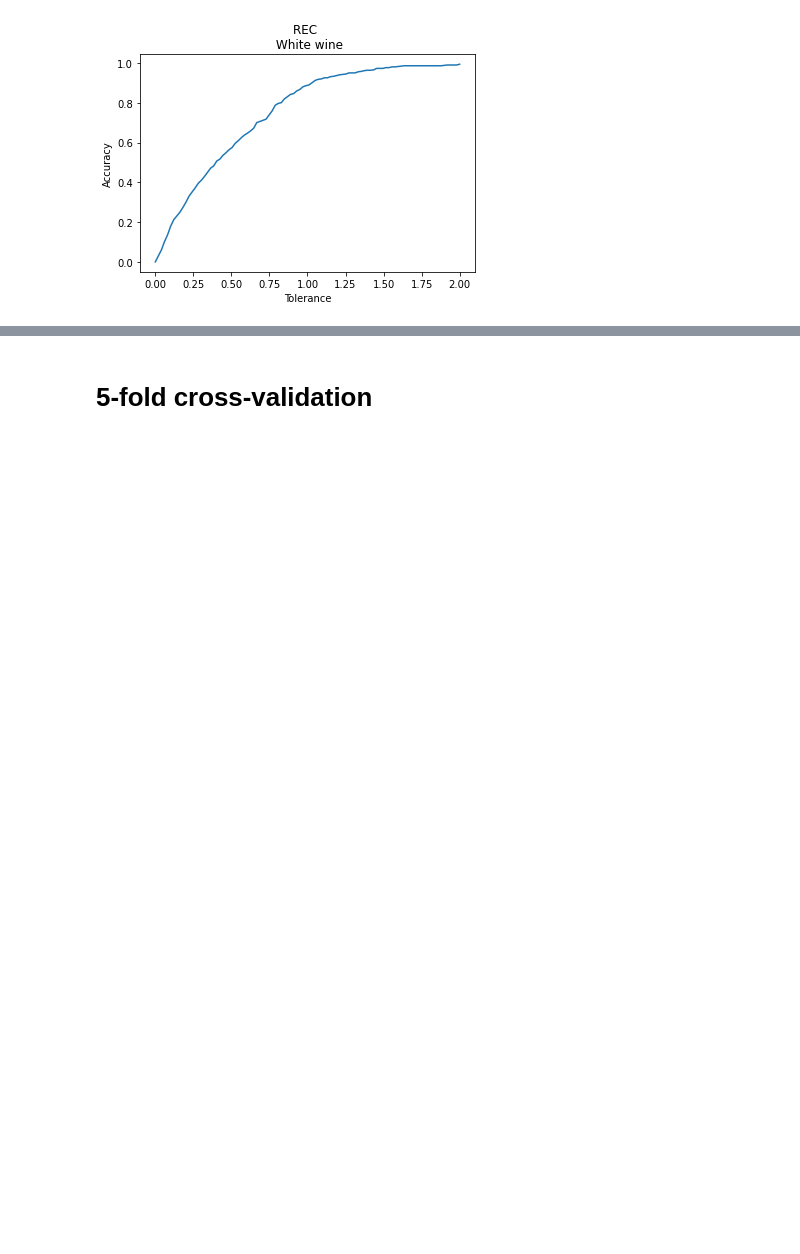
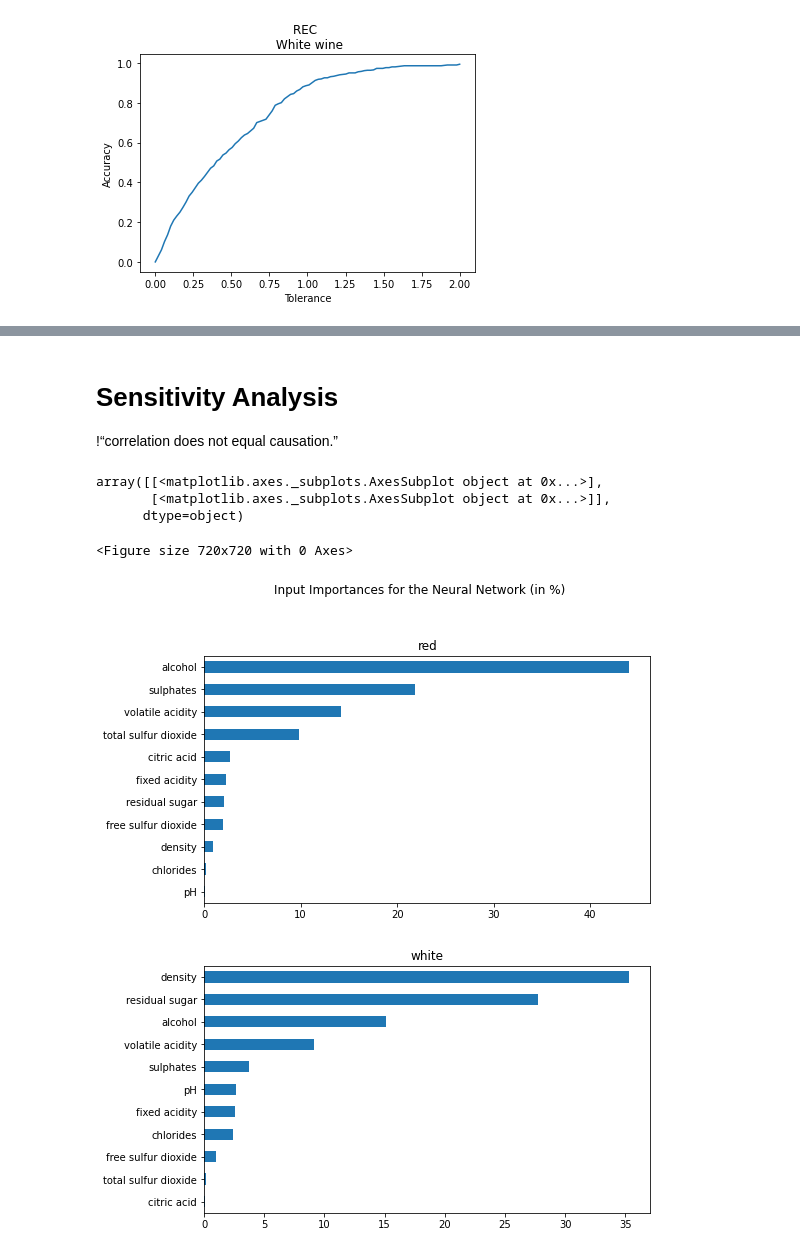
Before and after one commit to JMGilbert/STAT4241-Final-Project, a Jupyter notebook: 5241NN.ipynb, the cells around one changed output, grey strips where cells are left out. Saved outputs shown, nothing was run; the diff lists cells and outputs as text; code cells hidden in the pictures; blank space fills up the shorter version.

```diff
--- a/5241NN.ipynb
+++ b/5241NN.ipynb
@@ -67,0 +73,3 @@ def TO_TORCH(m):
+# %%
+predictors_name=list(red.columns)[:-1]
+predictors_name
@@ -321,2 +368,40 @@ Text(0.5, 1.0, 'REC \n White wine')
-# %% [markdown]
-# 5-fold cross-validation
+# %% [markdown]
+#  Sensitivity Analysis
+!“correlation does not equal causation.”
+# %%
+p=X_TRAIN_red.shape[1] #11
+# %%
+def Sensitivity_Analysis(MODEL,a,L=6):
+    #a: indicator of the predictor, a=0,1,2,...10(p-1)
+    MODEL.eval()
+    Analysis_X=torch.zeros((L,p))
+    Analysis_X[:,(a)]=torch.from_numpy(np.linspace(-1, 1, 6, endpoint=True))
+    if train_on_gpu:
+        Analysis_X=Analysis_X.to(device="cuda")
+    result=MODEL(Analysis_X).var()
+    MODEL.train()
+    return result.cpu().detach().numpy()
+# %%
+V_red=np.zeros(p)
+for a in range(p):
+  V_red[a]=(Sensitivity_Analysis(MODEL_NN_red,a))
+R_red=V_red/V_red.sum()*100
+#R_red=pd.DataFrame(R_red,index=predictors_name)
+
+V_white=np.zeros(p)
+for a in range(p):
+  V_white[a]=(Sensitivity_Analysis(MODEL_NN_white,a))
+R_white=V_white/V_white.sum()*100
+#R_white=pd.DataFrame(R_white,index=predictors_name)
+R=pd.DataFrame({"red":R_red,"white":R_white}, index=predictors_name)
+# %%
+plt.figure(figsize=(10,10))
+R.sort_values(by="red").plot.barh(y='red',legend=None,subplots=True, layout=(2,1),figsize=(8,10),title="Input Importances for the Neural Network (in %)")
+R.sort_values(by="white").plot.barh(y='white',legend=None,subplots=True, layout=(2,1),figsize=(8,10))
+# %% [output]
+array([[<matplotlib.axes._subplots.AxesSubplot object at 0x...>],
+       [<matplotlib.axes._subplots.AxesSubplot object at 0x...>]],
+      dtype=object)
+<Figure size 720x720 with 0 Axes>
+[figure, added]
+[figure, added]
```
Also changed, not shown: parts of 28 cells of this notebook.
